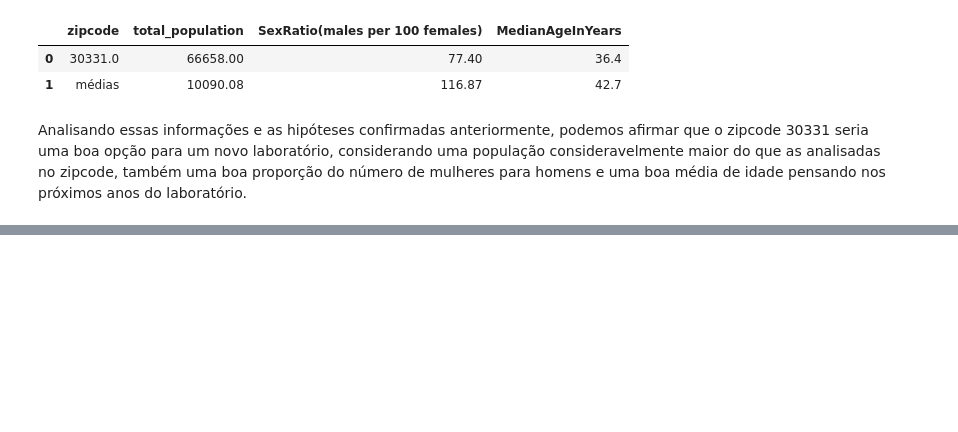
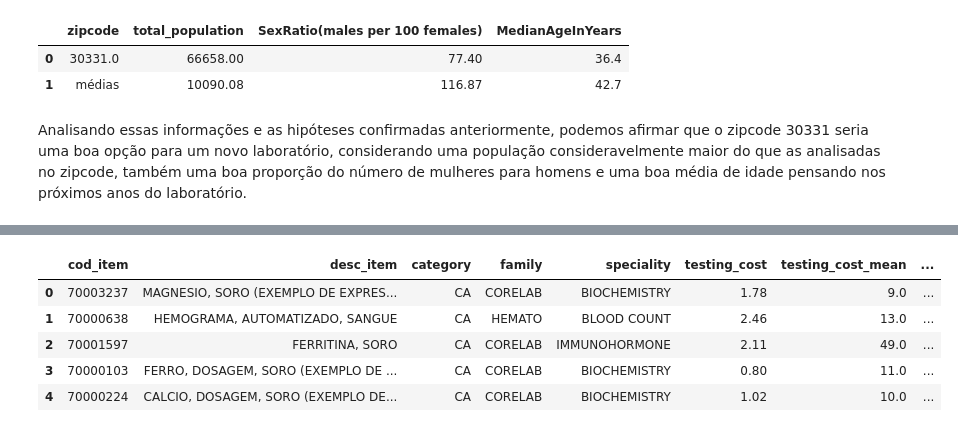
Before and after one commit to Davi-Tolen/ProjetoElo, a Jupyter notebook: Case Elo.ipynb, the cells around one changed output, grey strips where cells are left out. Saved outputs shown, nothing was run; the diff lists cells and outputs as text; code cells hidden in the pictures; blank space fills up the shorter version.

```diff
--- a/Case Elo.ipynb
+++ b/Case Elo.ipynb
@@ -659,0 +689,12 @@ Analisando essas informações e as hipóteses confirmadas anteriormente, podemo
+# %%
+# juntando test_data com as informaçoes dos serviços
+test_data_with_values = df_geocode_zipcodes = test_data.merge(media_dos_testes, how="inner", on="cod_item")
+test_data_with_values = test_data_with_values.merge(count_used_cod_item, how="inner", on="cod_item")
+test_data_with_values.head()
+# %% [output]
+|  | cod_item | desc_item | category | family | speciality | testing_cost | testing_cost_mean | ... |
+| 0 | 70003237 | MAGNESIO, SORO (EXEMPLO DE EXPRES... | CA | CORELAB | BIOCHEMISTRY | 1.78 | 9.0 | ... |
+| 1 | 70000638 | HEMOGRAMA, AUTOMATIZADO, SANGUE | CA | HEMATO | BLOOD COUNT | 2.46 | 13.0 | ... |
+| 2 | 70001597 | FERRITINA, SORO | CA | CORELAB | IMMUNOHORMONE | 2.11 | 49.0 | ... |
+| 3 | 70000103 | FERRO, DOSAGEM, SORO (EXEMPLO DE ... | CA | CORELAB | BIOCHEMISTRY | 0.80 | 11.0 | ... |
+| 4 | 70000224 | CALCIO, DOSAGEM, SORO (EXEMPLO DE... | CA | CORELAB | BIOCHEMISTRY | 1.02 | 10.0 | ... |
```
Also changed, not shown: parts of 23 cells of this notebook.
